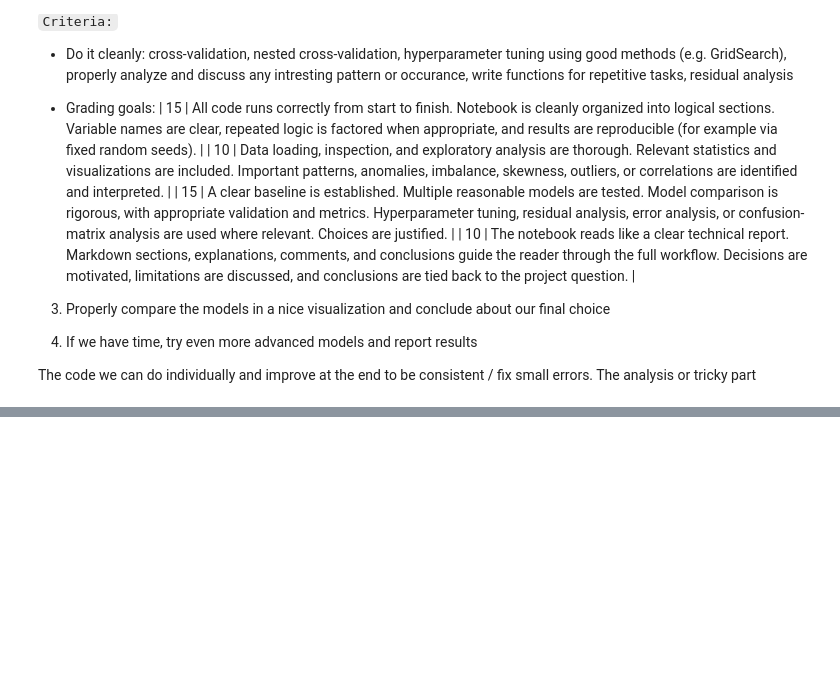
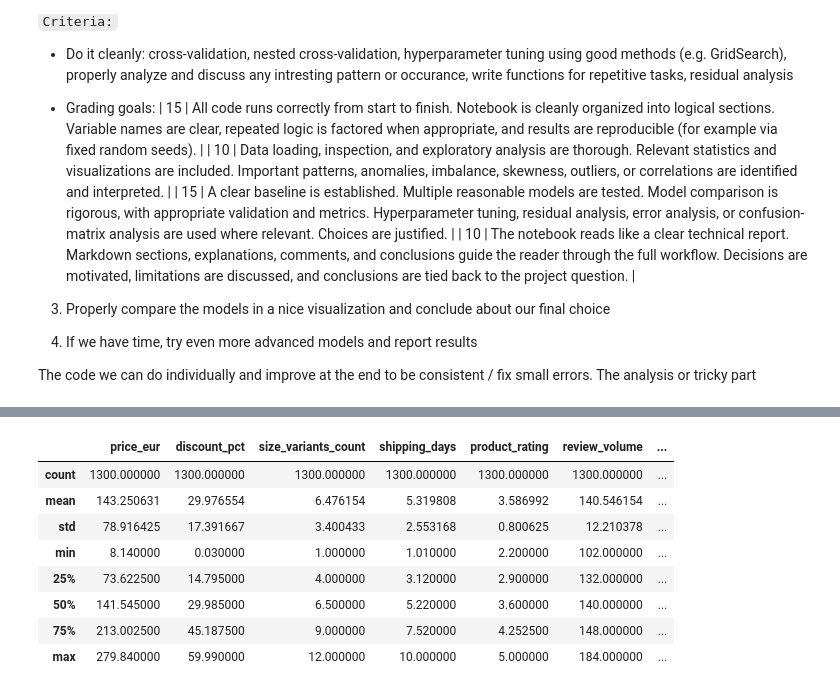
Before and after one commit to tomabrihacescu/return_rate_ecommerce_platform, a Jupyter notebook: draft1.ipynb, the cells around one changed output, grey strips where cells are left out. Saved outputs shown, nothing was run; the diff lists cells and outputs as text; code cells hidden in the pictures; blank space fills up the shorter version.

```diff
--- a/draft1.ipynb
+++ b/draft1.ipynb
@@ -29,0 +78,12 @@ The code we can do individually and improve at the end to be consistent / fix sm
+# %%
+train.describe()
+# %% [output]
+|  | price_eur | discount_pct | size_variants_count | shipping_days | product_rating | review_volume | ... |
+| count | 1300.000000 | 1300.000000 | 1300.000000 | 1300.000000 | 1300.000000 | 1300.000000 | ... |
+| mean | 143.250631 | 29.976554 | 6.476154 | 5.319808 | 3.586992 | 140.546154 | ... |
+| std | 78.916425 | 17.391667 | 3.400433 | 2.553168 | 0.800625 | 12.210378 | ... |
+| min | 8.140000 | 0.030000 | 1.000000 | 1.010000 | 2.200000 | 102.000000 | ... |
+| 25% | 73.622500 | 14.795000 | 4.000000 | 3.120000 | 2.900000 | 132.000000 | ... |
+| 50% | 141.545000 | 29.985000 | 6.500000 | 5.220000 | 3.600000 | 140.000000 | ... |
+| 75% | 213.002500 | 45.187500 | 9.000000 | 7.520000 | 4.252500 | 148.000000 | ... |
+| max | 279.840000 | 59.990000 | 12.000000 | 10.000000 | 5.000000 | 184.000000 | ... |
```
Also changed, not shown: parts of 16 cells of this notebook.
